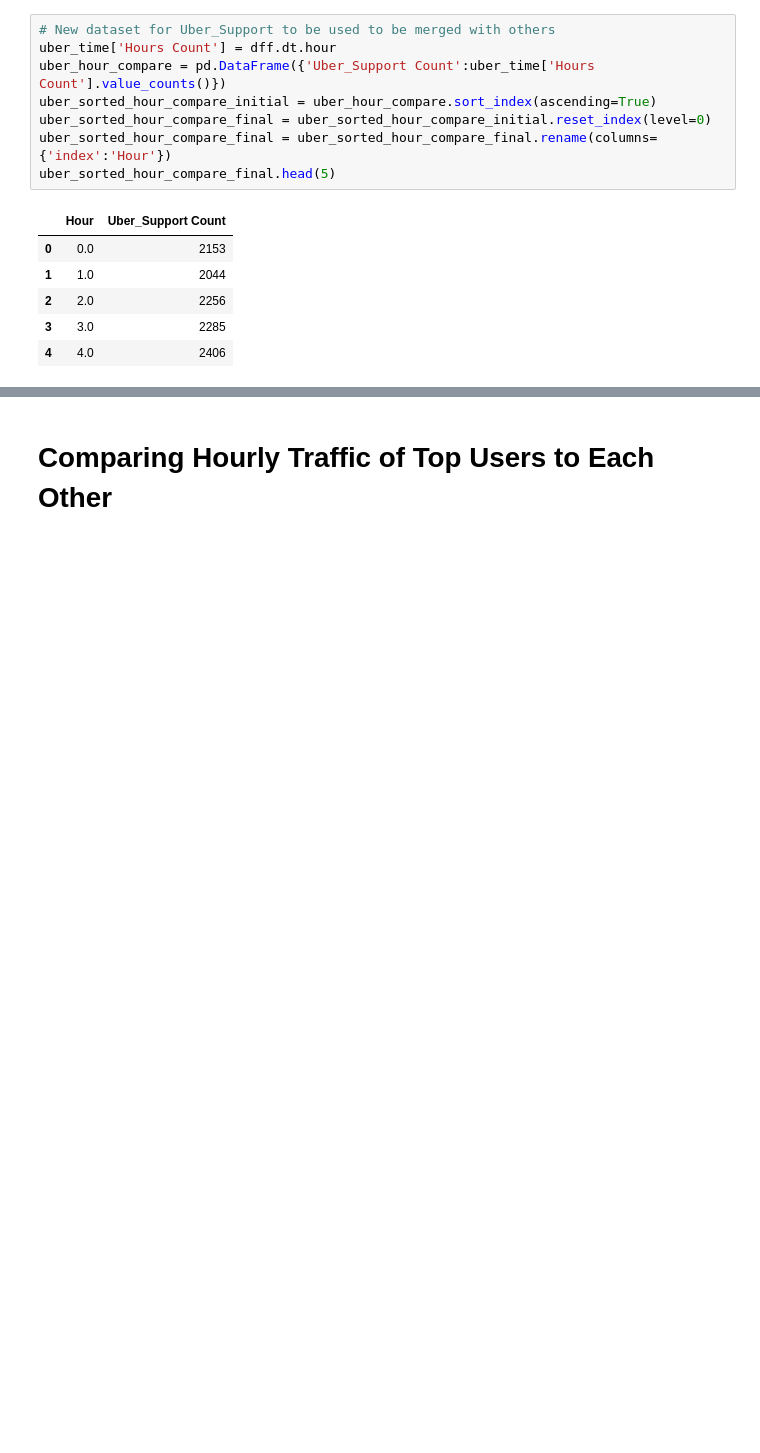
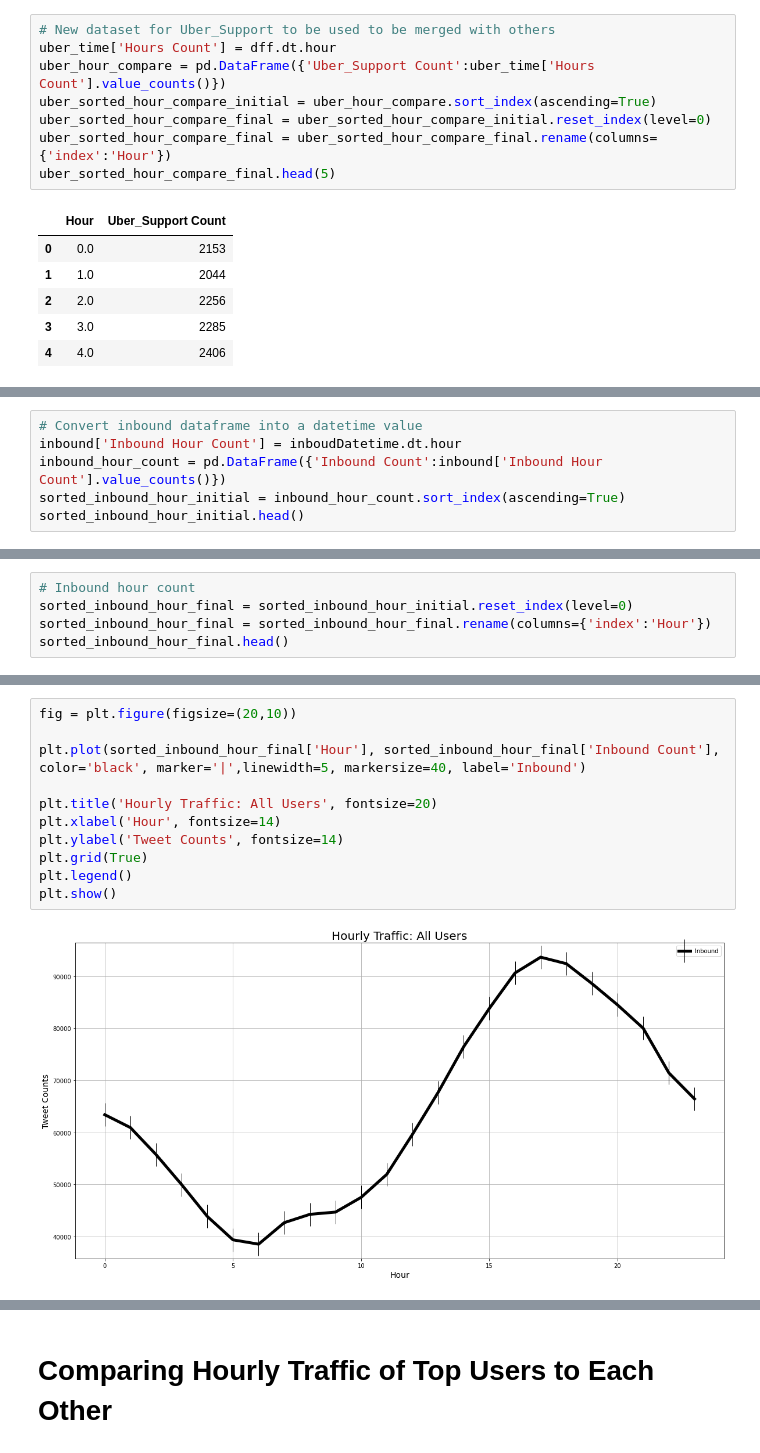
Before and after one commit to cfrivera/OA-Project, a Jupyter notebook: Tw_Chatbot_Analysis.ipynb, the cells around one changed output, grey strips where cells are left out. Saved outputs shown, nothing was run; the diff lists cells and outputs as text; blank space fills up the shorter version.

```diff
--- a/Tw_Chatbot_Analysis.ipynb
+++ b/Tw_Chatbot_Analysis.ipynb
@@ -864,0 +962,6 @@ uber_sorted_hour_compare_final.head(5)
+# %%
+# Convert inbound dataframe into a datetime value
+inbound['Inbound Hour Count'] = inboudDatetime.dt.hour
+inbound_hour_count = pd.DataFrame({'Inbound Count':inbound['Inbound Hour Count'].value_counts()})
+sorted_inbound_hour_initial = inbound_hour_count.sort_index(ascending=True)
+sorted_inbound_hour_initial.head()
@@ -864,0 +975,5 @@ uber_sorted_hour_compare_final.head(5)
+# %%
+# Inbound hour count
+sorted_inbound_hour_final = sorted_inbound_hour_initial.reset_index(level=0)
+sorted_inbound_hour_final = sorted_inbound_hour_final.rename(columns={'index':'Hour'})
+sorted_inbound_hour_final.head()
@@ -864,0 +987,13 @@ uber_sorted_hour_compare_final.head(5)
+# %%
+fig = plt.figure(figsize=(20,10))
+
+plt.plot(sorted_inbound_hour_final['Hour'], sorted_inbound_hour_final['Inbound Count'], color='black', marker='|',linewidth=5, markersize=40, label='Inbound')
+
+plt.title('Hourly Traffic: All Users', fontsize=20)
+plt.xlabel('Hour', fontsize=14)
+plt.ylabel('Tweet Counts', fontsize=14)
+plt.grid(True)
+plt.legend()
+plt.show()
+# %% [output]
+[figure, added]
```
Also changed, not shown: parts of 27 cells of this notebook.
